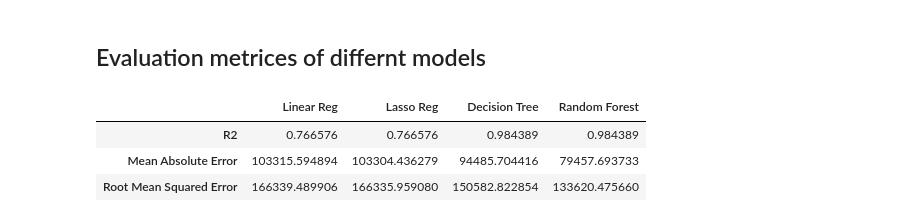
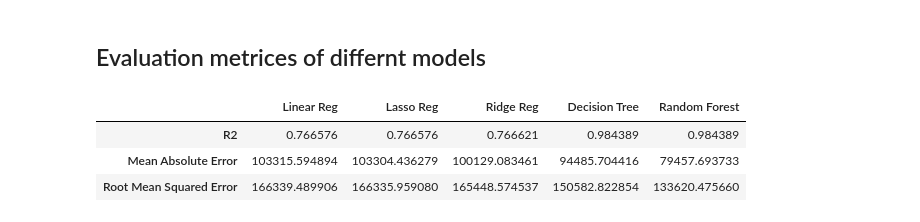
Before and after one commit to pandeysudip/housing-price, a Jupyter notebook: model_building.ipynb, the cells around one changed output. Cells and saved outputs as stored; diff of their text form; code cells hidden in the pictures.

```diff
--- a/model_building.ipynb
+++ b/model_building.ipynb
@@ -251,0 +332,14 @@ The mean squared error of Lasso Regressionwith alpha 10 is 98881.80154688364
+# %%
+lrr_r2=np.mean(cross_val_score(lrr, X, y, cv=5))
+print(f'The R2 of Ridge Regression with alpha 10 is {lrr_r2}')
+
+#cross validation features gives greater is better, so score function is opposite of
+#MSE so we need to use -ve to get mse
+lrr_mse=np.mean(cross_val_score(lr_r, X, y, cv=5, scoring='neg_mean_squared_error'))
+lrr_rmse=np.sqrt(-(lrr_mse))
+print(f'The mean squared error of Ridge Regression with alpha 10 is {lrr_rmse}')
+
+#mean absolute error
+lrr_mae=np.mean(cross_val_score(lr_r, X, y, cv=5, scoring='neg_mean_absolute_error'))
+lrr_mae=(-(lrr_mae))
+print(f'The mean squared error of Ridge Regression with alpha 10 is {lrr_mae}')
@@ -446,9 +544,10 @@ sorted(zip(feature_importances, columns), reverse=True)
 # %% [markdown]
 ## Predicting on Test set
 # %%
-#test the model in test data
+#Testing the model in test data
 y_pred_lr=lr.predict(X_test)     #linear
 y_pred_lrl=lrl.predict(X_test)   #lasso
+y_pred_lrr=lrr.predict(X_test)   #Ridge
 y_pred_dt=dt_b.predict(X_test)   #Dicision tree
 y_pred_rf=rf_b.predict(X_test)   #Random forest
 # %% [markdown]
@@ -459,7 +558,10 @@ lin_mae_lr=mean_absolute_error(y_test, y_pred_lr)
 print(f'The mean absoulte error of linear regression is {lin_mae_lr}')
 
 lin_mae_lrl=mean_absolute_error(y_test, y_pred_lrl)
-print(f'The mean absoulte error of lassoregression is {lin_mae_lrl}')
+print(f'The mean absoulte error of lasso regression is {lin_mae_lrl}')
+
+lin_mae_lrr=mean_absolute_error(y_test, y_pred_lrr)
+print(f'The mean absoulte error of Ridge regression is {lin_mae_lrr}')
 
 lin_mae_dt=mean_absolute_error(y_test, y_pred_dt)
 print(f'The mean absoulte error of decision tree regression is {lin_mae_dt}')
@@ -481,7 +584,11 @@ print(f'The mean absoulte error of linear regression is {lin_rmse_lr}')
 
 lin_mse_lrl=mean_squared_error(y_test, y_pred_lrl)
 lin_rmse_lrl=np.sqrt(lin_mse_lrl)
-print(f'The mean absoulte error of lassoregression is {lin_rmse_lrl}')
+print(f'The mean absoulte error of lasso regression is {lin_rmse_lrl}')
+
+lin_mse_lrr=mean_squared_error(y_test, y_pred_lrr)
+lin_rmse_lrr=np.sqrt(lin_mse_lrr)
+print(f'The mean absoulte error of ridge regression is {lin_rmse_lrr}')
 
 lin_mse_dt=mean_squared_error(y_test, y_pred_dt)
 lin_rmse_dt=np.sqrt(lin_mse_dt)
@@ -525,13 +634,14 @@ house_value
 # %%
 evaluation_df=pd.DataFrame({'Linear Reg':[lr_r2,lin_mae_lr,lin_rmse_lr],
                            'Lasso Reg':[lrl_r2,lin_mae_lrl,lin_rmse_lrl],
+                            'Ridge Reg':[lrr_r2,lin_mae_lrr,lin_rmse_lrr],
                            'Decision Tree':[dt_tr,lin_mae_dt,lin_rmse_dt],
-                            'Random Forest':[rf_tr,lin_mae_rf,lin_rmse_rf]},index=['R2',
-                                                      'Mean Absolute Error',
-                                                     'Root Mean Squared Error'])
+                            'Random Forest':[rf_tr,lin_mae_rf,lin_rmse_rf]}
+                           ,index=['R2','Mean Absolute Error',
+                                    'Root Mean Squared Error'])
 evaluation_df
 # %% [output]
-|  | Linear Reg | Lasso Reg | Decision Tree | Random Forest |
-| R2 | 0.766576 | 0.766576 | 0.984389 | 0.984389 |
-| Mean Absolute Error | 103315.594894 | 103304.436279 | 94485.704416 | 79457.693733 |
-| Root Mean Squared Error | 166339.489906 | 166335.959080 | 150582.822854 | 133620.475660 |
+|  | Linear Reg | Lasso Reg | Ridge Reg | Decision Tree | Random Forest |
+| R2 | 0.766576 | 0.766576 | 0.766621 | 0.984389 | 0.984389 |
+| Mean Absolute Error | 103315.594894 | 103304.436279 | 100129.083461 | 94485.704416 | 79457.693733 |
+| Root Mean Squared Error | 166339.489906 | 166335.959080 | 165448.574537 | 150582.822854 | 133620.475660 |
```
Also changed, not shown: parts of 21 cells of this notebook, 2 other files.
